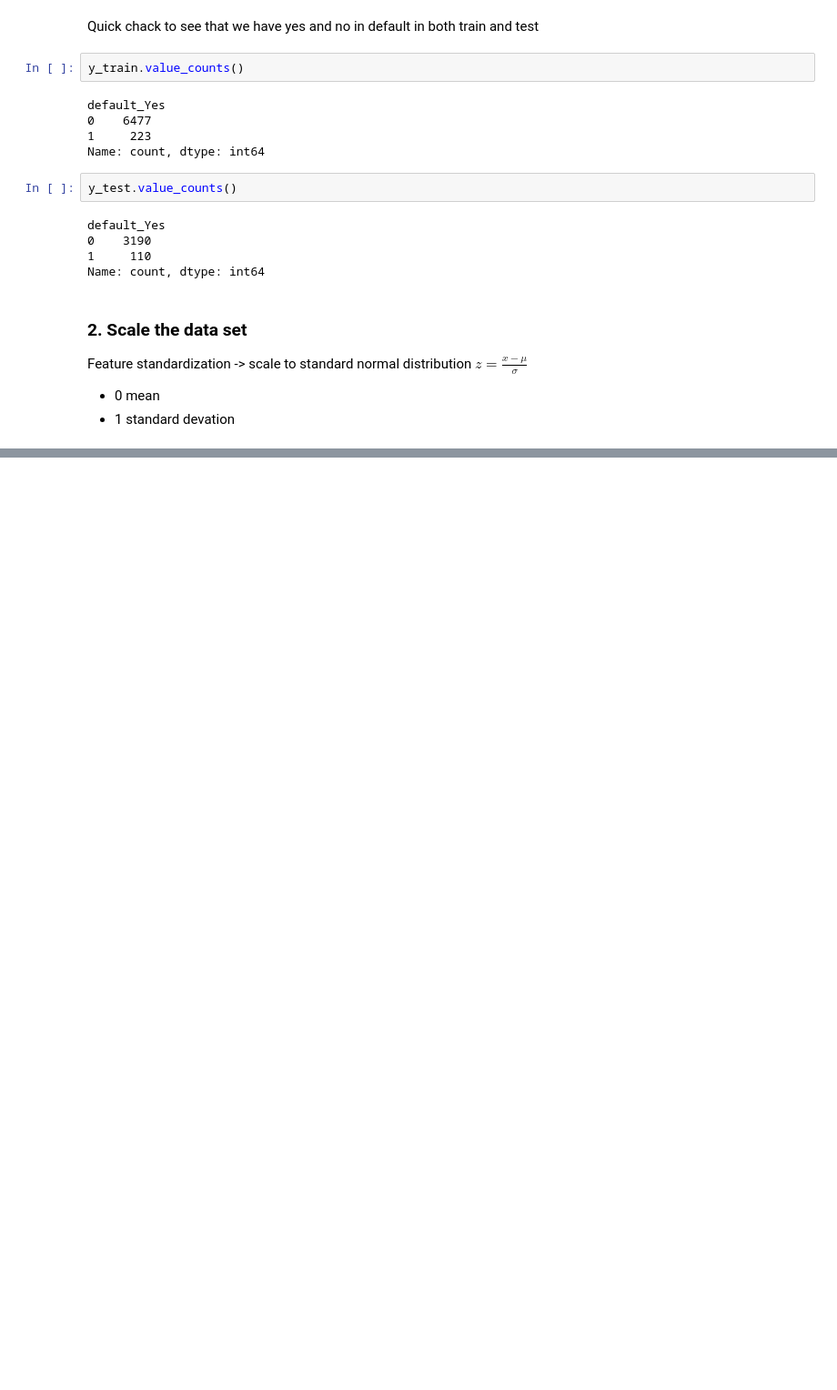
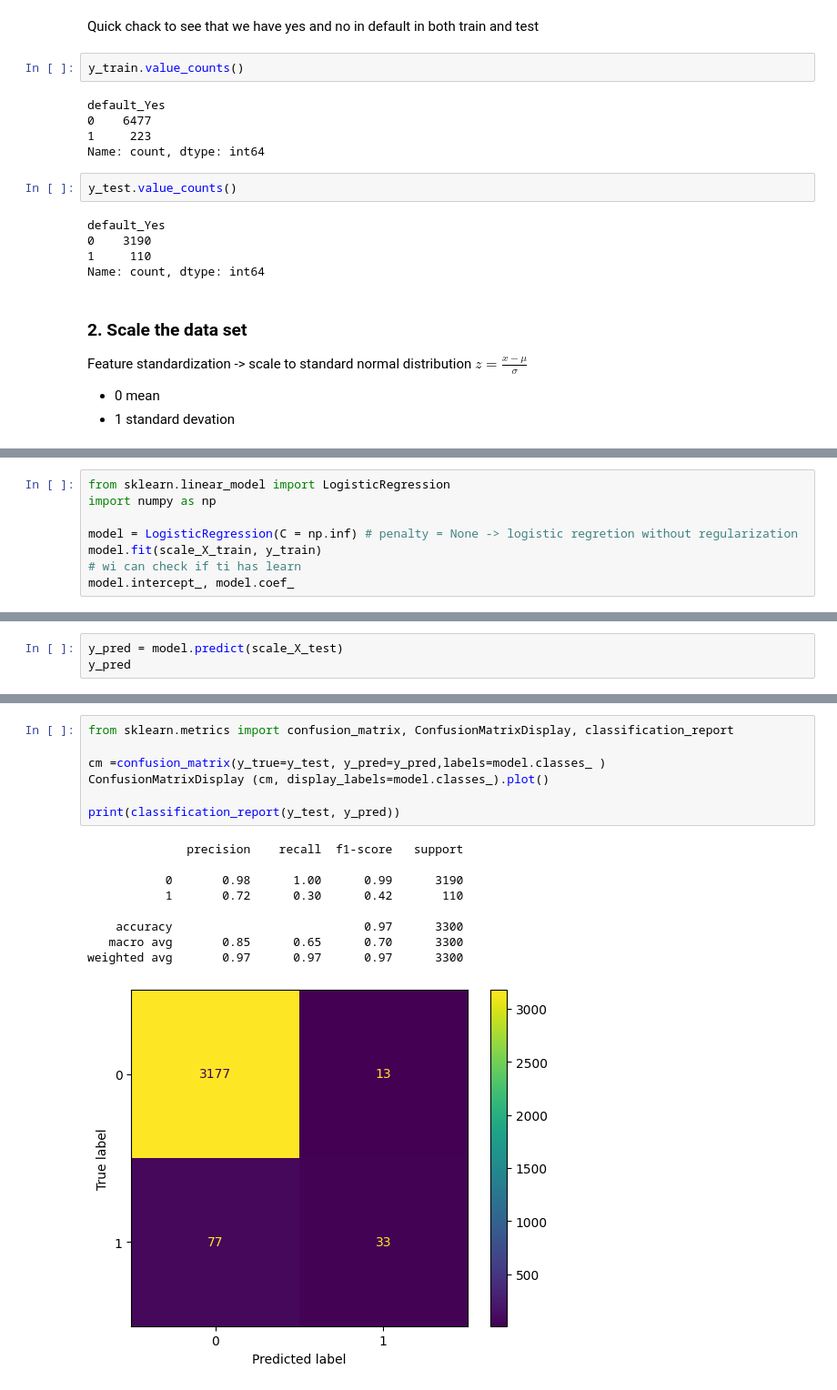
Before and after one commit to Aleex87/machine_learning_alessandro_abbate_mlops25, a Jupyter notebook: code_along/04_logistic_regretion/logistic_regretion.ipynb, the cells around one changed output, grey strips where cells are left out. Shown at 91% size. Cells and saved outputs as stored; diff of their text form; blank space fills up the shorter version.

Commit message:
evaluated a model

```diff
--- a/code_along/04_logistic_regretion/logistic_regretion.ipynb
+++ b/code_along/04_logistic_regretion/logistic_regretion.ipynb
@@ -133,0 +147,8 @@ scale_X_test= scaler.transform(X_test)
+# %%
+from sklearn.linear_model import LogisticRegression
+import numpy as np
+
+model = LogisticRegression(C = np.inf) # penalty = None -> logistic regretion without regularization
+model.fit(scale_X_train, y_train)
+# wi can check if ti has learn
+model.intercept_, model.coef_
@@ -133,0 +172,3 @@ scale_X_test= scaler.transform(X_test)
+# %%
+y_pred = model.predict(scale_X_test)
+y_pred
@@ -133,0 +181,17 @@ scale_X_test= scaler.transform(X_test)
+# %%
+from sklearn.metrics import confusion_matrix, ConfusionMatrixDisplay, classification_report
+
+cm =confusion_matrix(y_true=y_test, y_pred=y_pred,labels=model.classes_ )
+ConfusionMatrixDisplay (cm, display_labels=model.classes_).plot()
+
+print(classification_report(y_test, y_pred))
+# %% [output]
+              precision    recall  f1-score   support
+
+           0       0.98      1.00      0.99      3190
+           1       0.72      0.30      0.42       110
+
+    accuracy                           0.97      3300
+   macro avg       0.85      0.65      0.70      3300
+weighted avg       0.97      0.97      0.97      3300
+[figure, added]
```
Also changed, not shown: parts of 7 cells of this notebook.
